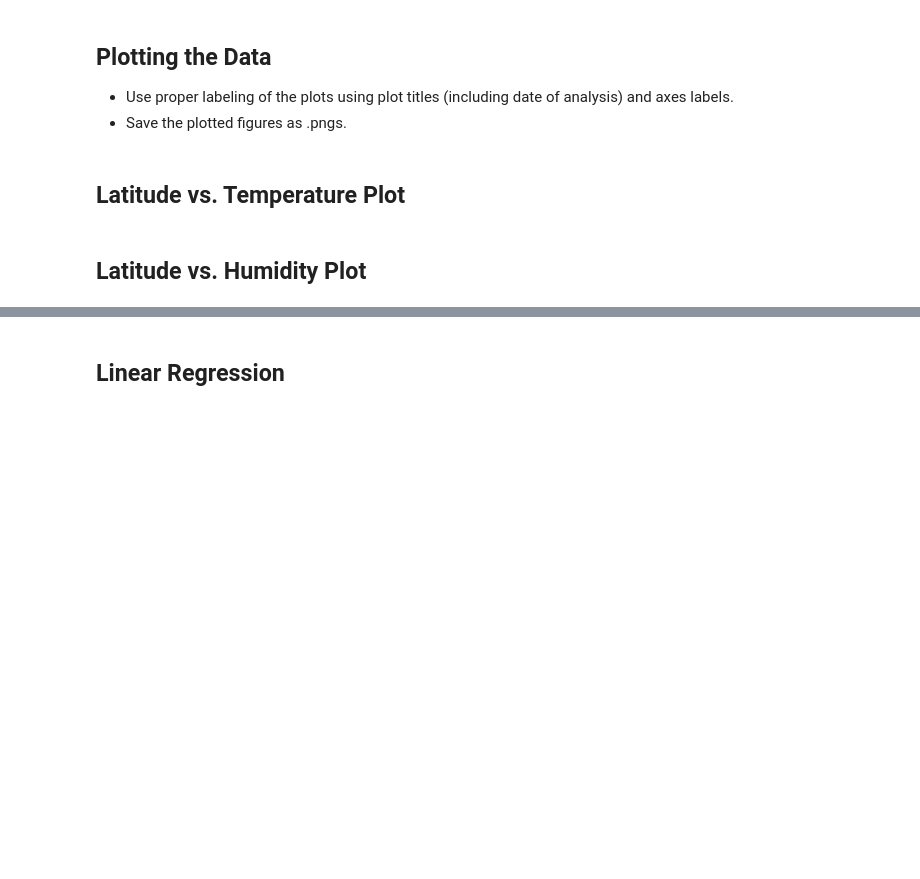
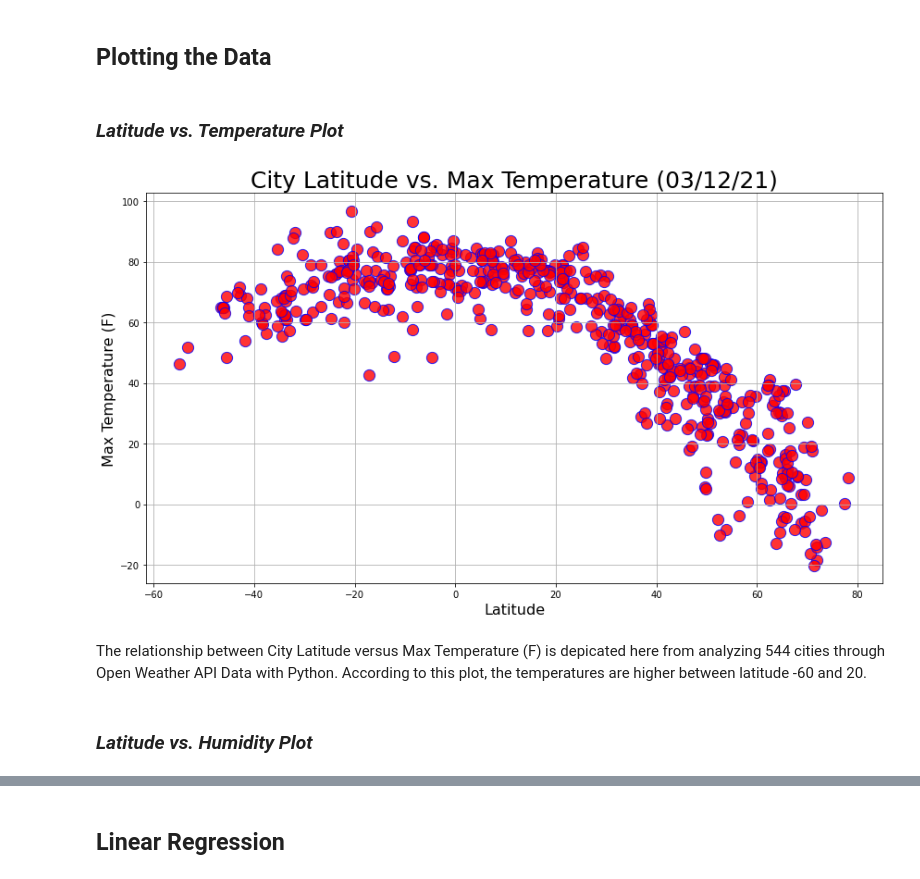
Before and after one commit to nataligracia/pythonapis_weather.vacation, a Jupyter notebook: WeatherPy/WeatherPy.ipynb, the cells around one changed output, grey strips where cells are left out. Saved outputs shown, nothing was run; the diff lists cells and outputs as text; code cells hidden in the pictures; blank space fills up the shorter version.

Commit message:
Open Weather Analysis

```diff
--- a/WeatherPy/WeatherPy.ipynb
+++ b/WeatherPy/WeatherPy.ipynb
@@ -54,0 +64,6 @@ NameError: name 'lat_range' is not defined
+# %%
+#Query URL with Open Weather Map API, unit type, and key
+apicall = "http://api.openweathermap.org/data/2.5/weather?units=Imperial&APPID=" + weather_string
+# %%
+#API Call Results
+data = []
@@ -58,0 +148,4 @@ NameError: name 'lat_range' is not defined
+# %%
+#Pull the 544 records of 597 cities from JSON into a dataframe
+weather = pd.DataFrame(data)
+weather.head()
@@ -58,0 +159,7 @@ NameError: name 'lat_range' is not defined
+# %%
+#Find data columns for weather model
+lat = weather["Lat"]
+maxtemp = weather["Max Temp"]
+humidity = weather["Humidity"]
+cloudiness = weather["Cloudiness"]
+windspeed = weather["Wind Speed"]
@@ -73,8 +208,25 @@ Skip this step if there are no cities that have humidity > 100%.
 # %% [markdown]
 ## Plotting the Data
-* Use proper labeling of the plots using plot titles (including date of analysis) and axes labels.
-* Save the plotted figures as .pngs.
 # %% [markdown]
-## Latitude vs. Temperature Plot
+### _Latitude vs. Temperature Plot_
+# %%
+#Plot city weather data into a formatted scatter plot
+scatter = plt.subplots(figsize=(12,7))
+scatter= plt.scatter(lat, maxtemp,
+           color="red",s=150, edgecolor= "blue", linewidth=1, marker="o",
+           alpha=0.8, label="City")
+plt.title(f"City Latitude vs. Max Temperature ({time.strftime('%x')})",fontsize=25)
+plt.xlabel("Latitude",fontsize=16)
+plt.ylabel("Max Temperature (F)",fontsize=16)
+plt.grid(True)
+
+#Save figure
+plt.tight_layout()
+plt.savefig("Results/LatTemp.png")
+plt.show()
+# %% [output]
+[figure, added]
+# %% [markdown]
+The relationship between City Latitude versus Max Temperature (F) is depicated here from analyzing 544 cities through Open Weather API Data with Python. According to this plot, the temperatures are higher between latitude -60 and 20.
 # %% [markdown]
-## Latitude vs. Humidity Plot
+### _Latitude vs. Humidity Plot_
```
Also changed, not shown: parts of 60 cells of this notebook, 14 other files.
